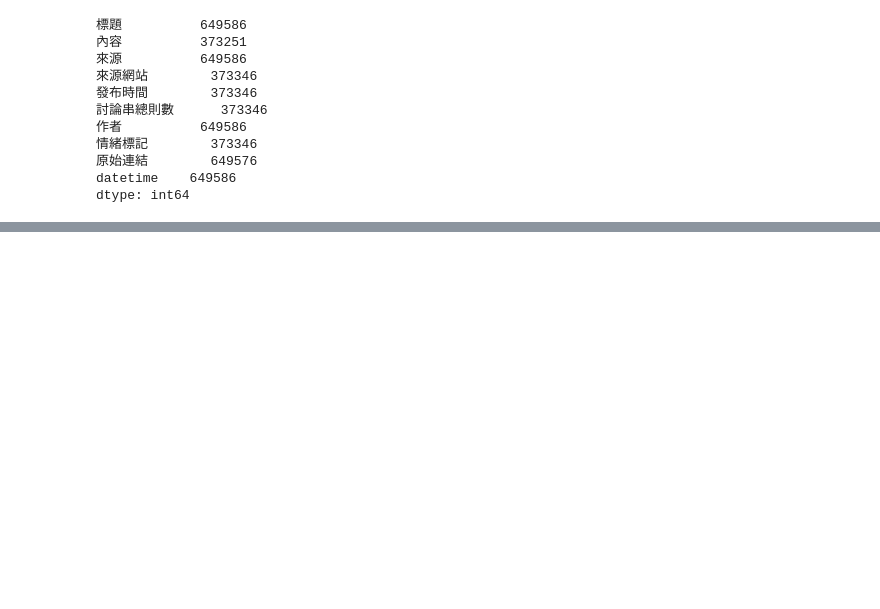
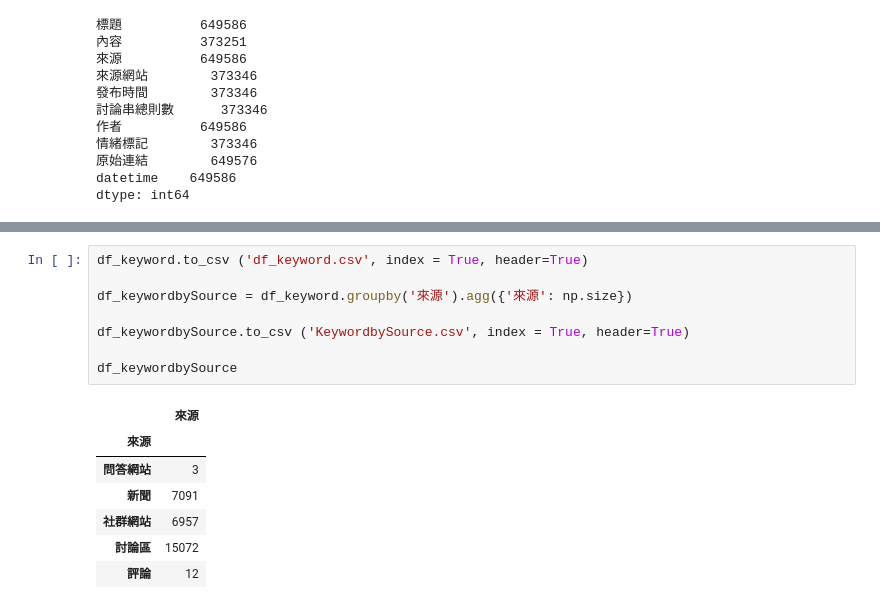
Before and after one commit to Ken0327/DataInnovation, a Jupyter notebook: eLand_data.ipynb, the cells around one changed output, grey strips where cells are left out. Drawn from its saved outputs; the diff is of its cells as text; blank space fills up the shorter version.

```diff
--- a/eLand_data.ipynb
+++ b/eLand_data.ipynb
@@ -141,0 +142,16 @@ plt.show()
+# %%
+df_keyword.to_csv ('df_keyword.csv', index = True, header=True)
+
+df_keywordbySource = df_keyword.groupby('來源').agg({'來源': np.size})
+
+df_keywordbySource.to_csv ('KeywordbySource.csv', index = True, header=True)
+
+df_keywordbySource
+# %% [output]
+|  | 來源 |
+| 來源 |  |
+| 問答網站 | 3 |
+| 新聞 | 7091 |
+| 社群網站 | 6957 |
+| 討論區 | 15072 |
+| 評論 | 12 |
```
Also changed, not shown: parts of 5 cells of this notebook, 4 other files.
